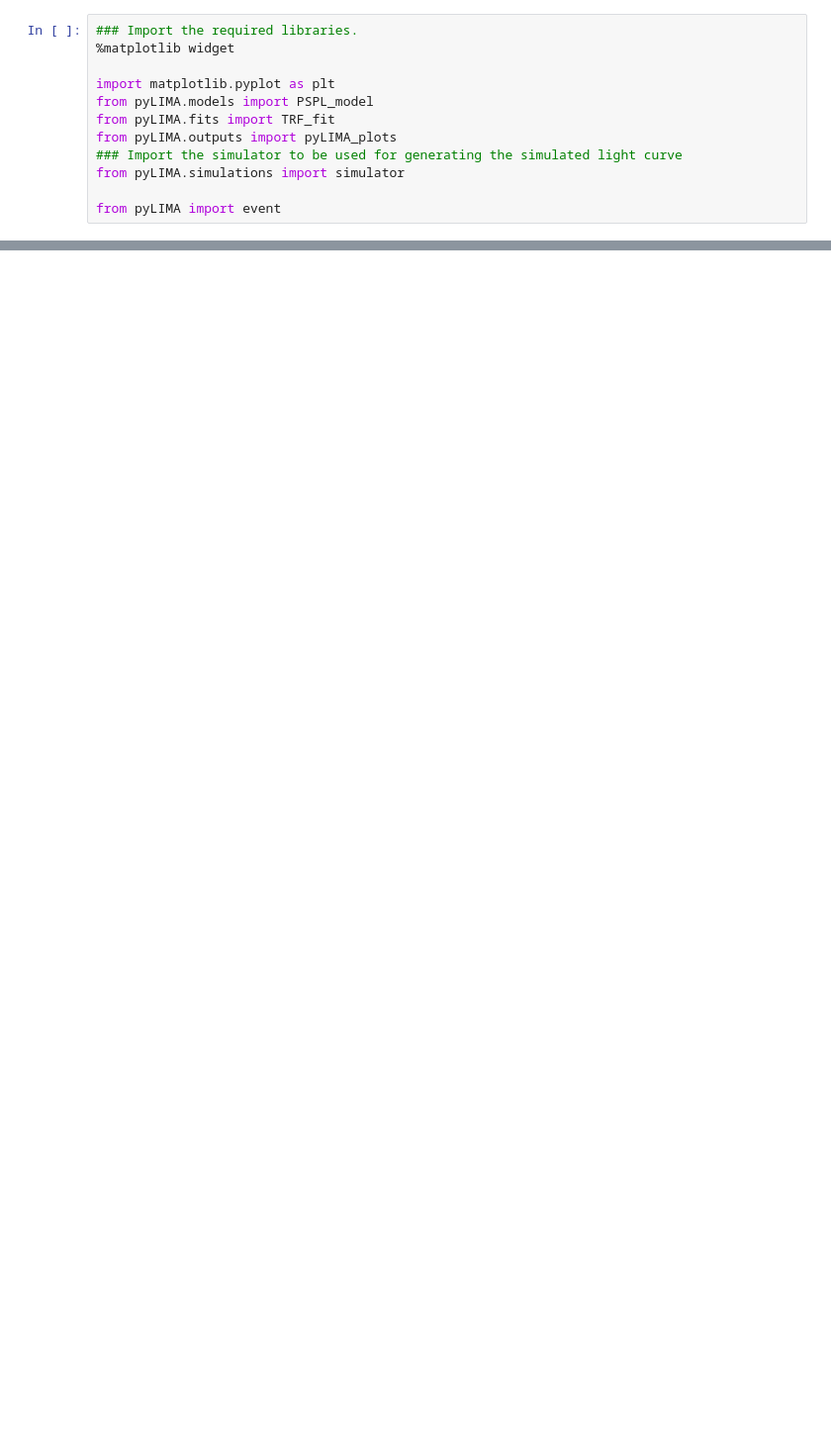
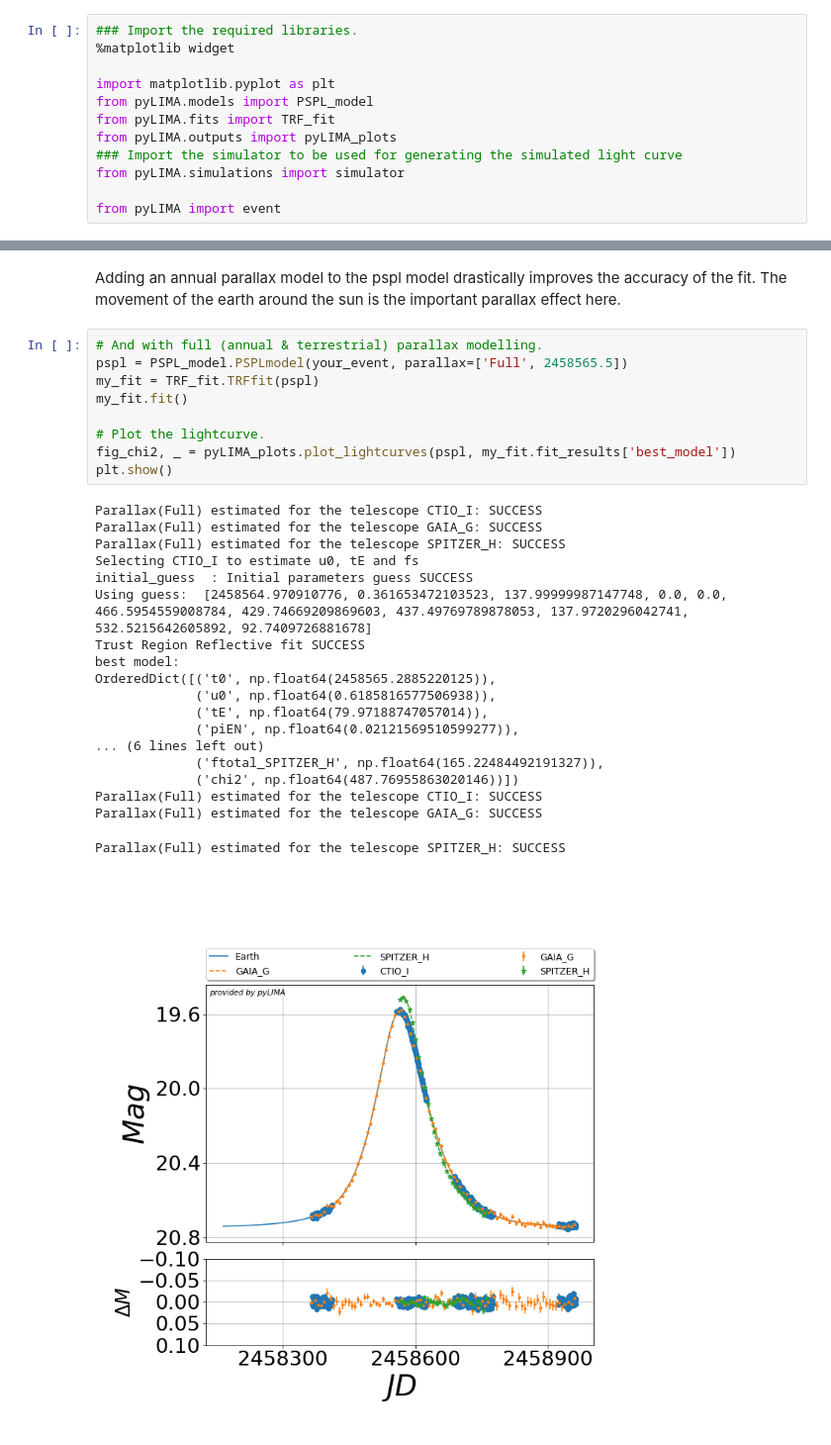
Before and after one commit to jakobdammann/pyLIMA-docs-revisit, a Jupyter notebook: examples/pyLIMA_example_parallax.ipynb, the cells around one changed output, grey strips where cells are left out. Shown at 99% size. Cells and saved outputs as stored; diff of their text form; blank space fills up the shorter version.

```diff
--- a/examples/pyLIMA_example_parallax.ipynb
+++ b/examples/pyLIMA_example_parallax.ipynb
@@ -165,0 +172,31 @@ Parallax(Full) estimated for the telescope SPITZER_H: SUCCESS
+# %% [markdown]
+Adding an annual parallax model to the pspl model drastically improves the accuracy of the fit. The movement of the earth around the sun is the important parallax effect here.
+# %%
+# And with full (annual & terrestrial) parallax modelling.
+pspl = PSPL_model.PSPLmodel(your_event, parallax=['Full', 2458565.5])
+my_fit = TRF_fit.TRFfit(pspl)
+my_fit.fit()
+
+# Plot the lightcurve.
+fig_chi2, _ = pyLIMA_plots.plot_lightcurves(pspl, my_fit.fit_results['best_model'])
+plt.show()
+# %% [output]
+Parallax(Full) estimated for the telescope CTIO_I: SUCCESS
+Parallax(Full) estimated for the telescope GAIA_G: SUCCESS
+Parallax(Full) estimated for the telescope SPITZER_H: SUCCESS
+Selecting CTIO_I to estimate u0, tE and fs
+initial_guess  : Initial parameters guess SUCCESS
+Using guess:  [2458564.970910776, 0.361653472103523, 137.99999987147748, 0.0, 0.0, 466.5954559008784, 429.74669209869603, 437.49769789878053, 137.9720296042741, 532.5215642605892, 92.7409726881678]
+Trust Region Reflective fit SUCCESS
+best model:
+OrderedDict([('t0', np.float64(2458565.2885220125)),
+             ('u0', np.float64(0.6185816577506938)),
+             ('tE', np.float64(79.97188747057014)),
+             ('piEN', np.float64(0.02121569510599277)),
+... (6 lines left out)
+             ('ftotal_SPITZER_H', np.float64(165.22484492191327)),
+             ('chi2', np.float64(487.76955863020146))])
+Parallax(Full) estimated for the telescope CTIO_I: SUCCESS
+Parallax(Full) estimated for the telescope GAIA_G: SUCCESS
+Parallax(Full) estimated for the telescope SPITZER_H: SUCCESS
+[figure, added]
```
Also changed, not shown: parts of 14 cells of this notebook.
